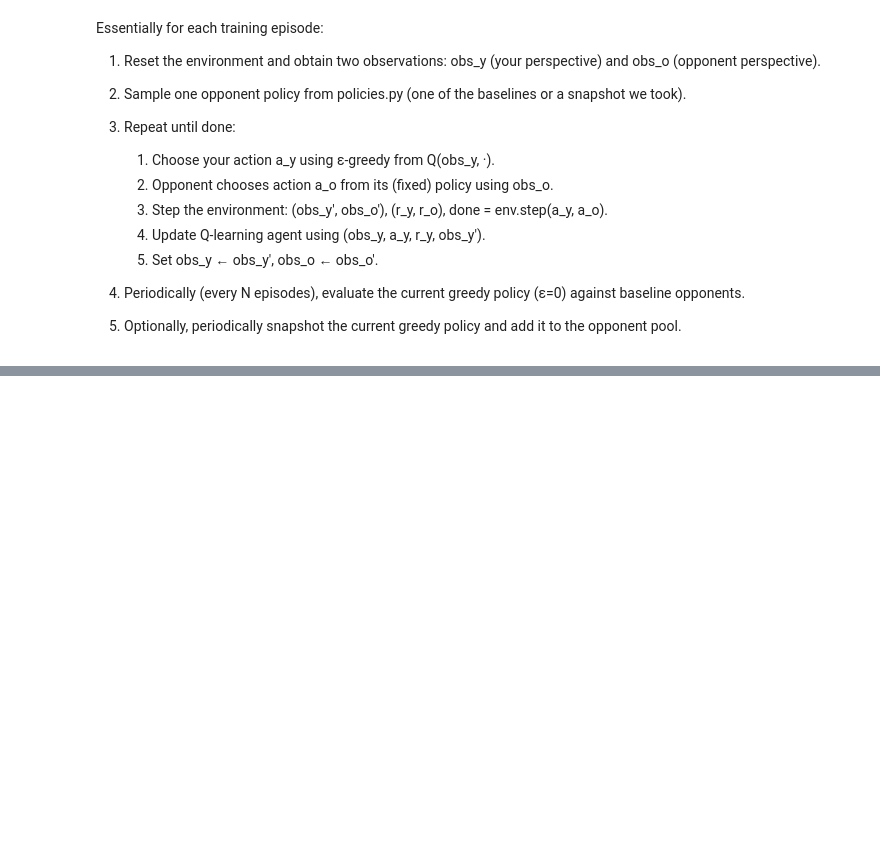
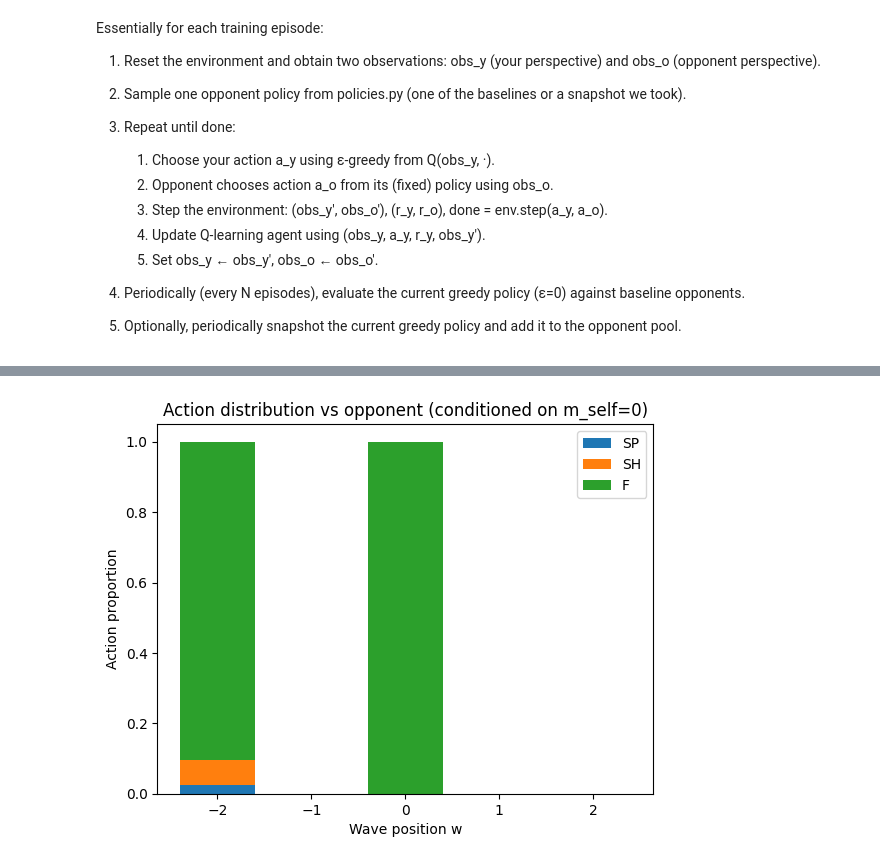
Before and after one commit to jcj1337/lol_game_theory_laning, a Jupyter notebook: LoL_Laning.ipynb, the cells around one changed output, grey strips where cells are left out. Cells and saved outputs as stored; diff of their text form; code cells hidden in the pictures; blank space fills up the shorter version.

Commit message:
readme still scuffed but basically done

```diff
--- a/LoL_Laning.ipynb
+++ b/LoL_Laning.ipynb
@@ -300,0 +335,18 @@ Essentially for each training episode:
+# %%
+# Policy Map
+ACTION_NAME = {0:"SP", 1:"SH", 2:"F"}
+
+old_eps = agent.eps
+agent.eps = 0.0
+
+rows = []
+for w in [-2,-1,0,1,2]:
+    for v_self in [0,1]:
+        s = (w, 0, 0, v_self, 1, 0)  # (w, m_self, m_opp, v_self, v_opp, g)
+        a = agent.act(s)
+        rows.append({"w": w, "v_self": v_self, "action": ACTION_NAME[a]})
+
+agent.eps = old_eps
+
+policy_map = pd.DataFrame(rows).pivot(index="w", columns="v_self", values="action")
+policy_map
@@ -300,0 +361,68 @@ Essentially for each training episode:
+# %%
+# Plots
+
+# run a counter for an oppponent policgy
+def eval_counts(env, agent, opp_policy, games=1000):
+    """
+    Returns:
+      counts[(w, m_self)] -> Counter({"SP":..., "SH":..., "F":...})
+    """
+    ACTION_NAME = {0:"SP", 1:"SH", 2:"F"}
+    counts = defaultdict(Counter)
+
+    old_eps = agent.eps
+    agent.eps = 0.0  # greedy eval
+
+    for _ in range(games):
+        obs_y, obs_o = env.reset()
+        done = False
+        while not done:
+            # obs_y = (w, m_self, m_opp, v_self, v_opp, g)
+            w, m_self, m_opp, v_self, v_opp, g = obs_y
+
+            a_y = agent.act(obs_y)
+            a_o = opp_policy(obs_o)
+
+            counts[(w, m_self)][ACTION_NAME[a_y]] += 1
+
+            (obs_y, obs_o), _, done = env.step(a_y, a_o)
+
+    agent.eps = old_eps
+    return counts
+
+# action distribution given a wave position
+def plot_w(counts, m_self_fixed):
+    ws = [-2, -1, 0, 1, 2]
+    actions = ["SP", "SH", "F"]
+
+    # make arrays
+    data = {a: [] for a in actions}
+    for w in ws:
+        c = counts.get((w, m_self_fixed), Counter())
+        total = sum(c.values()) or 1
+        for a in actions:
+            data[a].append(c.get(a, 0) / total)  # proportions
+
+    # stacked bars
+    bottom = [0]*len(ws)
+    for a in actions:
+        plt.bar(ws, data[a], bottom=bottom, label=a)
+        bottom = [bottom[i] + data[a][i] for i in range(len(ws))]
+
+    plt.xlabel("Wave position w")
+    plt.ylabel("Action proportion")
+    plt.title(f"Action distribution vs opponent (conditioned on m_self={m_self_fixed})")
+    plt.legend()
+    plt.show()
+
+# counts
+counts_AS = eval_counts(env, agent, always_shove, games=1000)
+counts_F = eval_counts(env, agent, freeze_if_possible, games=1000)
+counts_SC = eval_counts(env, agent, stack_then_crash, games=1000)
+
+# plots
+plot_w(counts_AS, m_self_fixed=0)
+plot_w(counts_F, m_self_fixed=0)
+plot_w(counts_SC, m_self_fixed=0)
+# %% [output]
+[figure, added]
```
Also changed, not shown: parts of 5 cells of this notebook, 1 other file.
